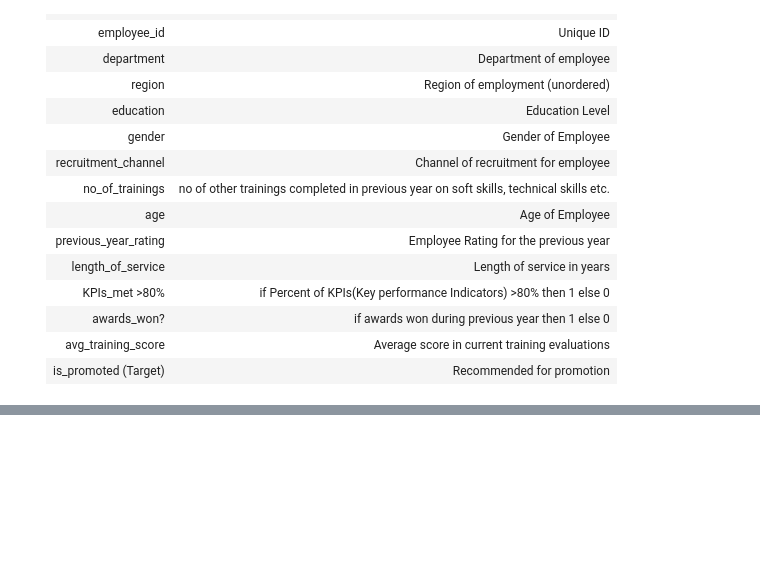
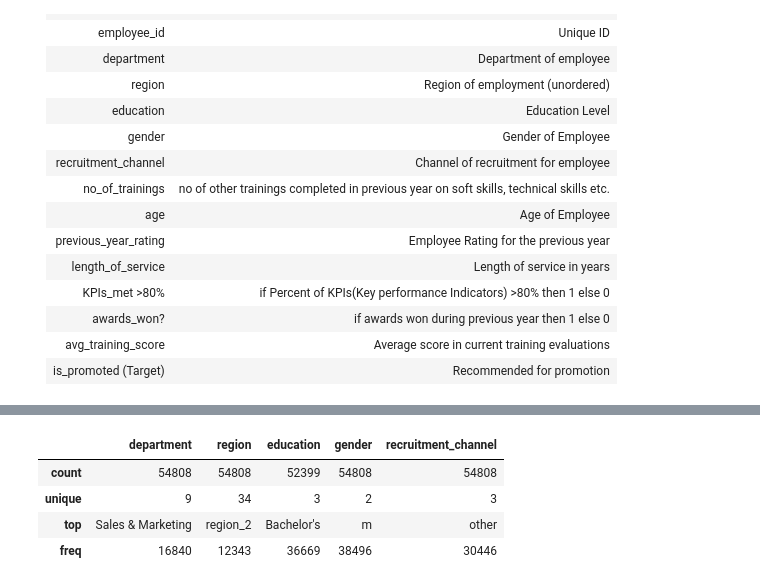
Before and after one commit to TheGithubMafia/TheGithubMafia_696efe54-1b30-40dd-8360-9a2944268894, a Jupyter notebook: Promotion.ipynb, the cells around one changed output, grey strips where cells are left out. Saved outputs shown, nothing was run; the diff lists cells and outputs as text; code cells hidden in the pictures; blank space fills up the shorter version.

```diff
--- a/Promotion.ipynb
+++ b/Promotion.ipynb
@@ -190,0 +249,9 @@ test.tail()
+# %%
+# check descriptive statistics for categorical columns
+train.describe(include = 'object')
+# %% [output]
+|  | department | region | education | gender | recruitment_channel |
+| count | 54808 | 54808 | 52399 | 54808 | 54808 |
+| unique | 9 | 34 | 3 | 2 | 3 |
+| top | Sales & Marketing | region_2 | Bachelor's | m | other |
+| freq | 16840 | 12343 | 36669 | 38496 | 30446 |
```
Also changed, not shown: parts of 15 cells of this notebook.
